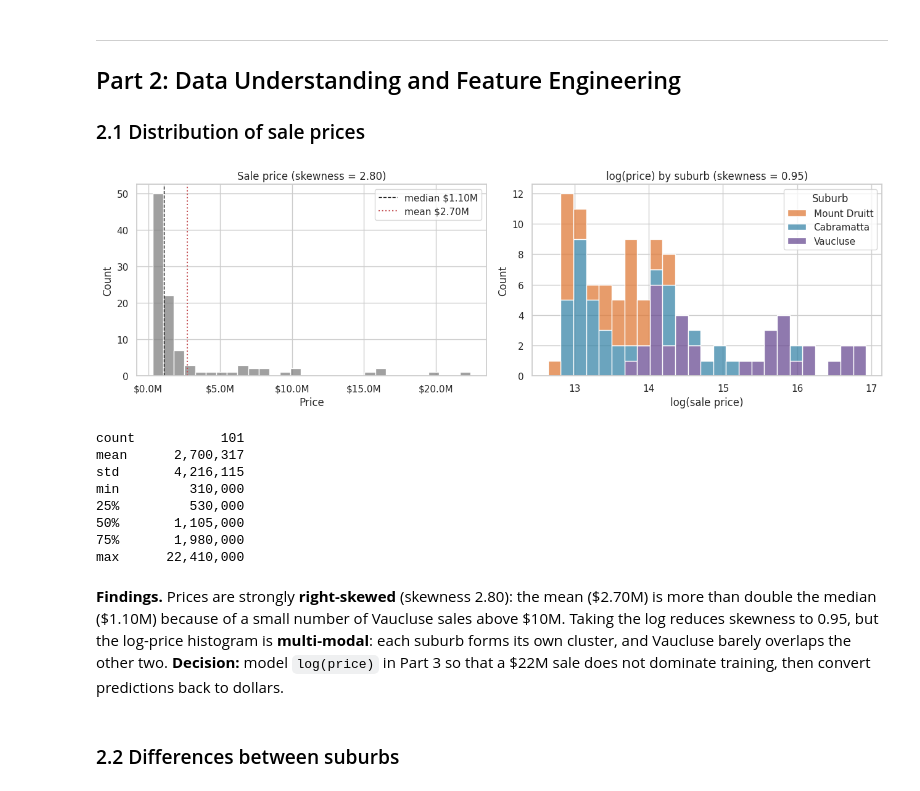
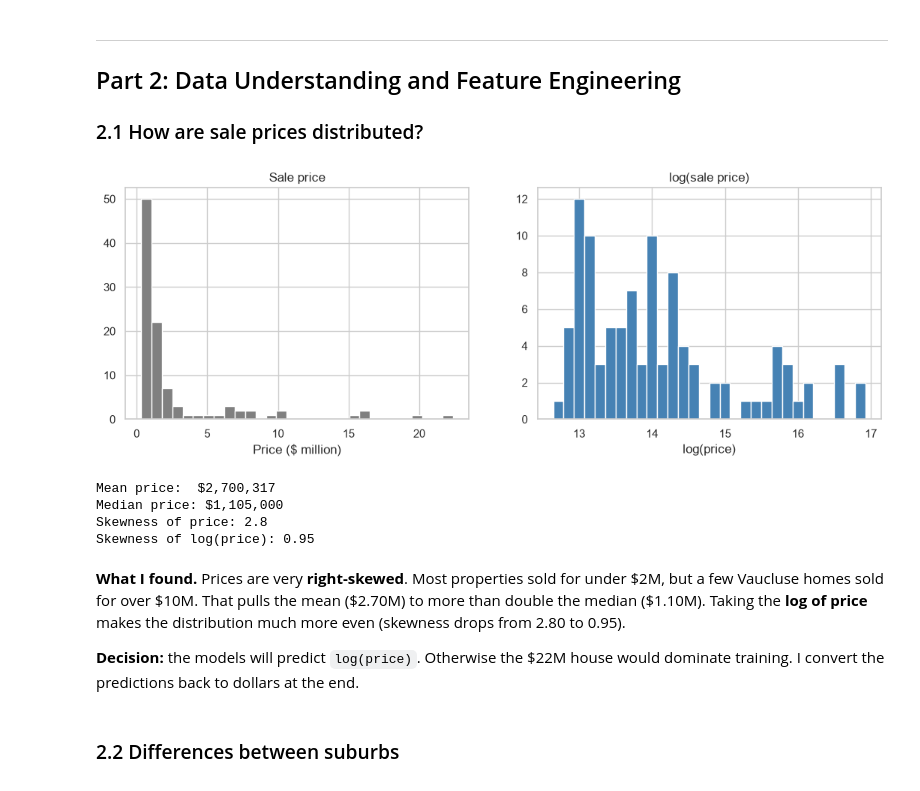
Before and after one commit to chakriyathida/sydney-housing-price, a Jupyter notebook: Task 8.1D.ipynb, the cells around one changed output. Drawn from its saved outputs; the diff is of its cells as text; code cells hidden in the pictures.

```diff
--- a/Task 8.1D.ipynb
+++ b/Task 8.1D.ipynb
@@ -228,35 +150,32 @@ Sale-date window per suburb (sampling period differs by suburb):
 ---
 ## Part 2: Data Understanding and Feature Engineering
 
-### 2.1 Distribution of sale prices
+### 2.1 How are sale prices distributed?
-# %%
-fig, ax = plt.subplots(1, 2, figsize=(13, 4.2))
-sns.histplot(df["Price"], bins=30, ax=ax[0], color="grey")
-ax[0].xaxis.set_major_formatter(millions)
-ax[0].set_title(f"Sale price (skewness = {df['Price'].skew():.2f})")
-ax[0].axvline(df["Price"].median(), ls="--", c="k", lw=1, label=f"median ${df['Price'].median()/1e6:.2f}M")
-ax[0].axvline(df["Price"].mean(), ls=":", c="r", lw=1.5, label=f"mean ${df['Price'].mean()/1e6:.2f}M")
-ax[0].legend()
-
-df["LogPrice"] = np.log(df["Price"])
-sns.histplot(data=df, x="LogPrice", hue="Suburb", hue_order=SUBURB_ORDER, palette=PALETTE,
-             bins=25, multiple="stack", ax=ax[1])
-ax[1].set_title(f"log(price) by suburb (skewness = {df['LogPrice'].skew():.2f})")
-ax[1].set_xlabel("log(sale price)")
-plt.tight_layout(); plt.show()
-
-print(df["Price"].describe().apply(lambda v: f"{v:,.0f}").to_string())
-# %% [output]
-[figure, removed]
-count           101
-mean      2,700,317
-std       4,216,115
-min         310,000
-25%         530,000
-50%       1,105,000
-75%       1,980,000
-max      22,410,000
-# %% [markdown]
-**Findings.** Prices are strongly **right-skewed** (skewness 2.80): the mean (\$2.70M) is more than double the median (\$1.10M) because of a small number of Vaucluse sales above \$10M. Taking the log reduces skewness to 0.95, but the log-price histogram is **multi-modal**: each suburb forms its own cluster, and Vaucluse barely overlaps the other two. **Decision:** model `log(price)` in Part 3 so that a \$22M sale does not dominate training, then convert predictions back to dollars.
+# %%
+fig, ax = plt.subplots(1, 2, figsize=(13, 4))
+
+ax[0].hist(df["Price"] / 1e6, bins=30, color="grey")
+ax[0].set_title("Sale price")
+ax[0].set_xlabel("Price ($ million)")
+
+ax[1].hist(np.log(df["Price"]), bins=30, color="steelblue")
+ax[1].set_title("log(sale price)")
+ax[1].set_xlabel("log(price)")
+plt.show()
+
+print("Mean price:  ${:,.0f}".format(df["Price"].mean()))
+print("Median price: ${:,.0f}".format(df["Price"].median()))
+print("Skewness of price:", round(df["Price"].skew(), 2))
+print("Skewness of log(price):", round(np.log(df["Price"]).skew(), 2))
+# %% [output]
+[figure, added]
+Mean price:  $2,700,317
+Median price: $1,105,000
+Skewness of price: 2.8
+Skewness of log(price): 0.95
+# %% [markdown]
+**What I found.** Prices are very **right-skewed**. Most properties sold for under \$2M, but a few Vaucluse homes sold for over \$10M. That pulls the mean (\$2.70M) to more than double the median (\$1.10M). Taking the **log of price** makes the distribution much more even (skewness drops from 2.80 to 0.95).
+
+**Decision:** the models will predict `log(price)`. Otherwise the \$22M house would dominate training. I convert the predictions back to dollars at the end.
 # %% [markdown]
 ### 2.2 Differences between suburbs
```
Also changed, not shown: parts of 100 cells of this notebook, 10 other files.
